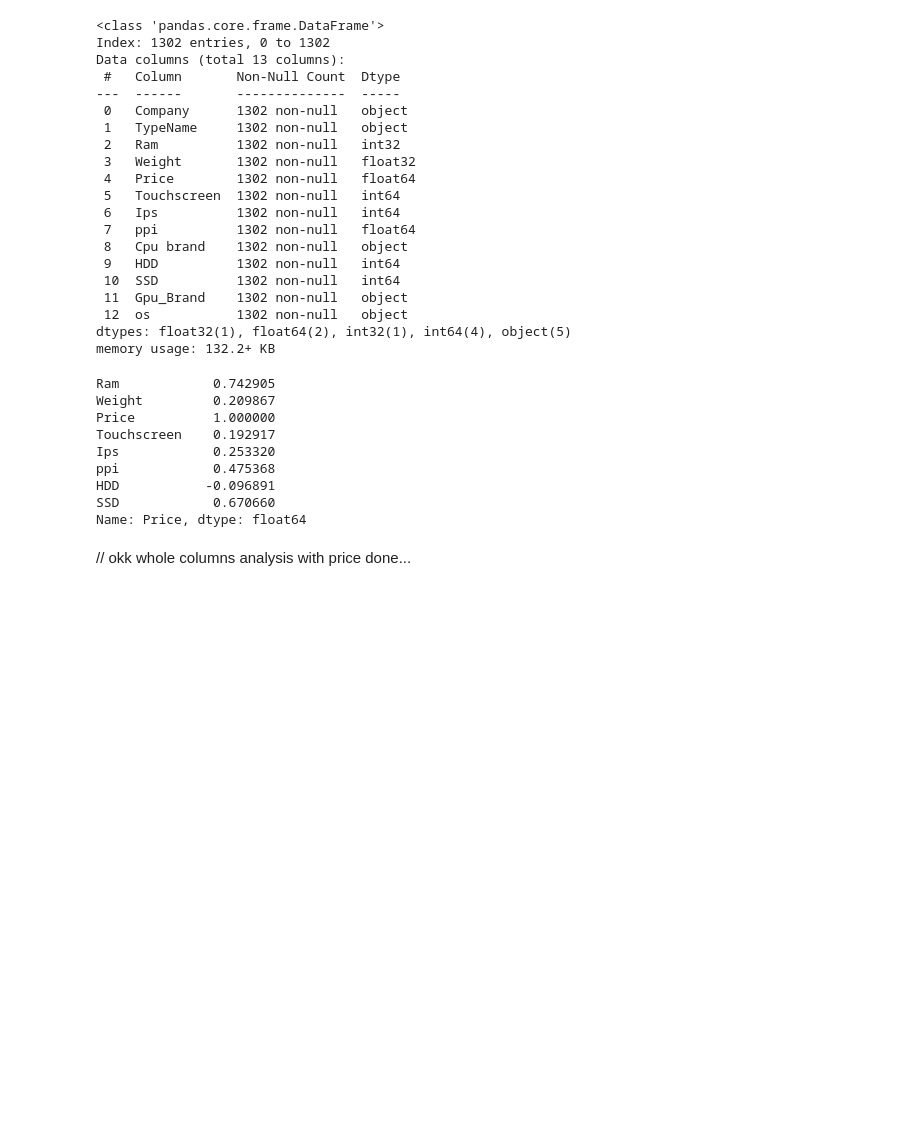
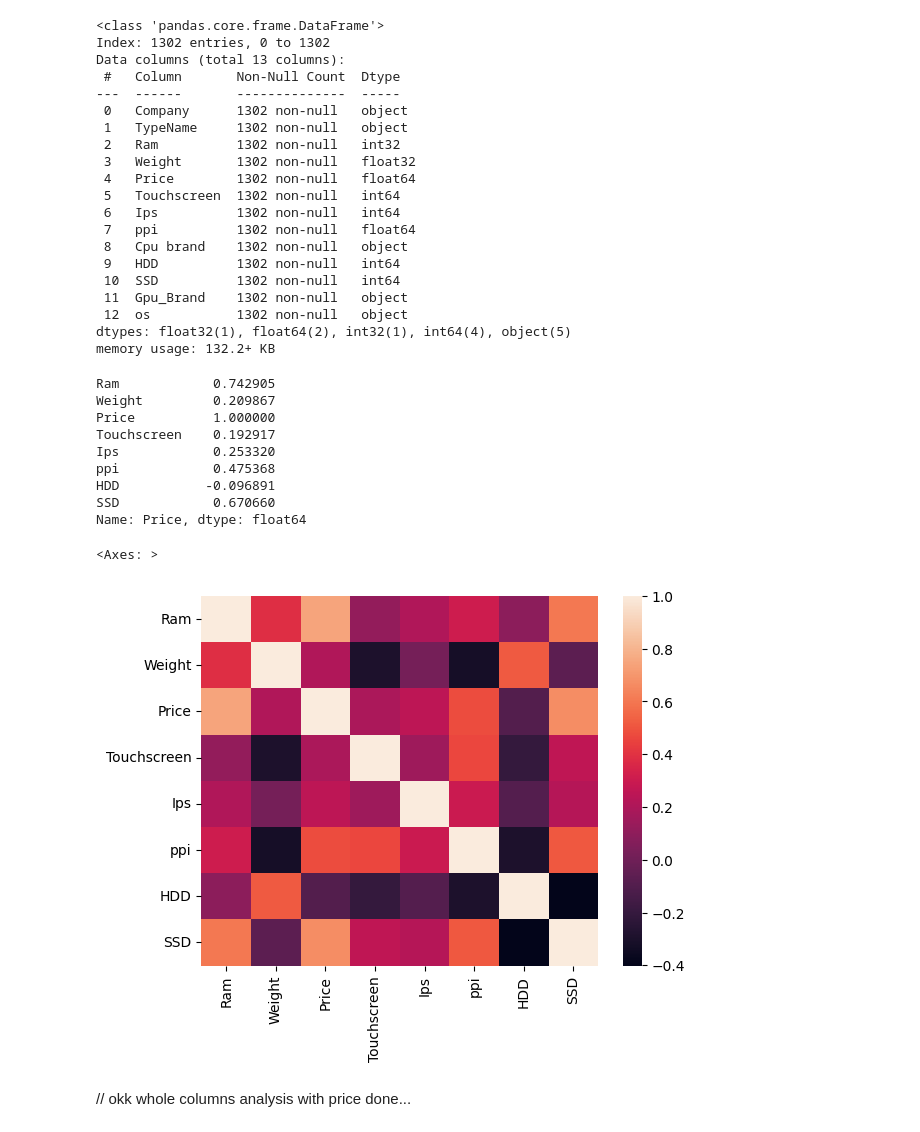
Before and after one commit to Arijit2772-dev/ucs503p-202526odd-bigdawgs, a Jupyter notebook: lpp.ipynb, the cells around one changed output. Saved outputs shown, nothing was run; the diff lists cells and outputs as text; code cells hidden in the pictures; blank space fills up the shorter version.

```diff
--- a/lpp.ipynb
+++ b/lpp.ipynb
@@ -1753,6 +1753,11 @@ ppi            0.475368
 HDD           -0.096891
 SSD            0.670660
 Name: Price, dtype: float64
+# %%
+sns.heatmap(df.corr(numeric_only=True))
+# %% [output]
+<Axes: >
+[figure, added]
 # %% [markdown]
 // okk whole columns analysis with price done...
 # %% [markdown]
```
Also changed, not shown: parts of 52 cells of this notebook, 8 other files.
